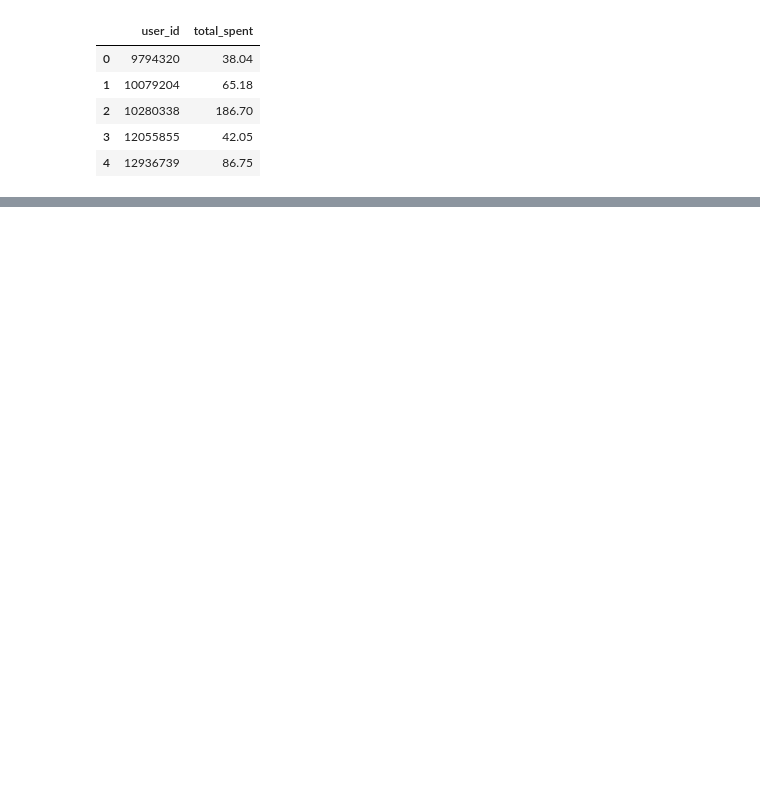
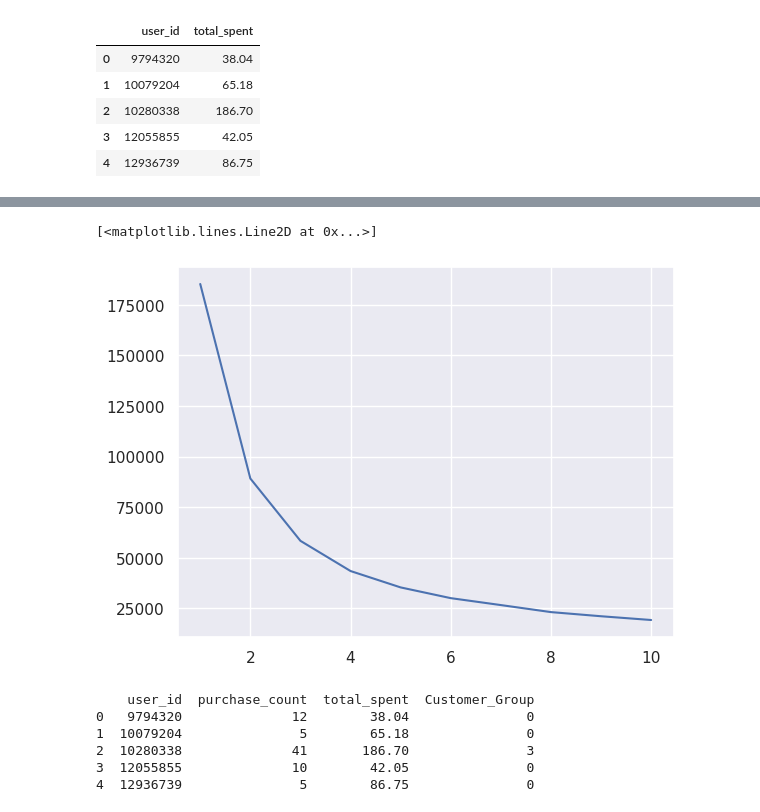
Before and after one commit to Timd3r/DataScience, a Jupyter notebook: DataScience_02_DataViz/ex04/elbow.ipynb, the cells around one changed output, grey strips where cells are left out. Drawn from its saved outputs; the diff is of its cells as text; code cells hidden in the pictures; blank space fills up the shorter version.

```diff
--- a/DataScience_02_DataViz/ex04/elbow.ipynb
+++ b/DataScience_02_DataViz/ex04/elbow.ipynb
@@ -96,5 +138,0 @@ data.head()
-# %%
-last_purchase_date = customers[customers['event_type'] == "purchase"].groupby("user_id")["event_time"].max().reset_index(name="last_purchase_date")
-latest_date = last_purchase_date['last_purchase_date'].max()
-data['days_since_last'] = (latest_date - last_purchase_date['last_purchase_date']).dt.days
-data.head()
@@ -107,0 +139,40 @@ data.head()
+# %%
+import numpy as np
+from sklearn.cluster import KMeans
+wcss = []
+from sklearn.preprocessing import StandardScaler
+scaler = StandardScaler()
+
+data_scaled = scaler.fit_transform(data[['purchase_count', 'total_spent']])
+for i in range(1, 11):
+    # 1. Initialize the model with 'i' clusters
+    kmeans = KMeans(n_clusters=i, init='k-means++', random_state=42)
+
+    # 2. Feed it your data
+    kmeans.fit(data_scaled)
+
+    # 3. Take the 'messiness' score (inertia) and add it to our list
+    wcss.append(kmeans.inertia_)
+# %%
+plt.plot(range(1, 11), wcss)
+# %% [output]
+[<matplotlib.lines.Line2D at 0x...>]
+[figure, added]
+# %%
+# Create the final model with 4 clusters
+final_model = KMeans(n_clusters=4, init='k-means++', random_state=42)
+
+# Apply it to your scaled data
+cluster_labels = final_model.fit_predict(data_scaled)
+
+# Add the labels back to your original data so you can see who is who
+data['Customer_Group'] = cluster_labels
+# See the first few rows
+print(data.head())
+# %% [output]
+    user_id  purchase_count  total_spent  Customer_Group
+0   9794320              12        38.04               0
+1  10079204               5        65.18               0
+2  10280338              41       186.70               3
+3  12055855              10        42.05               0
+4  12936739               5        86.75               0
```
Also changed, not shown: parts of 8 cells of this notebook, 1 other file.
